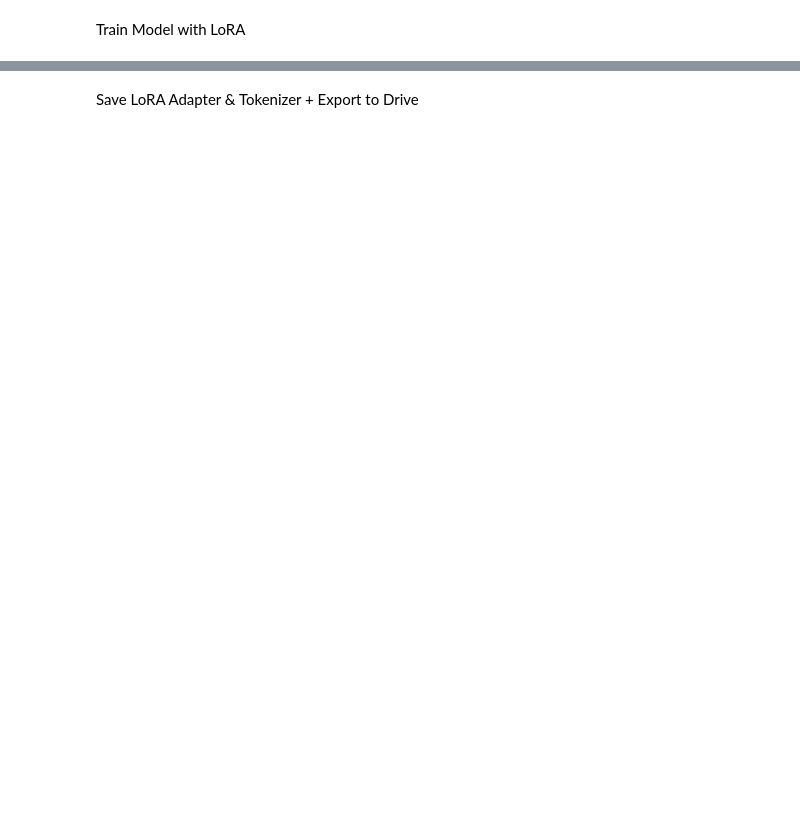
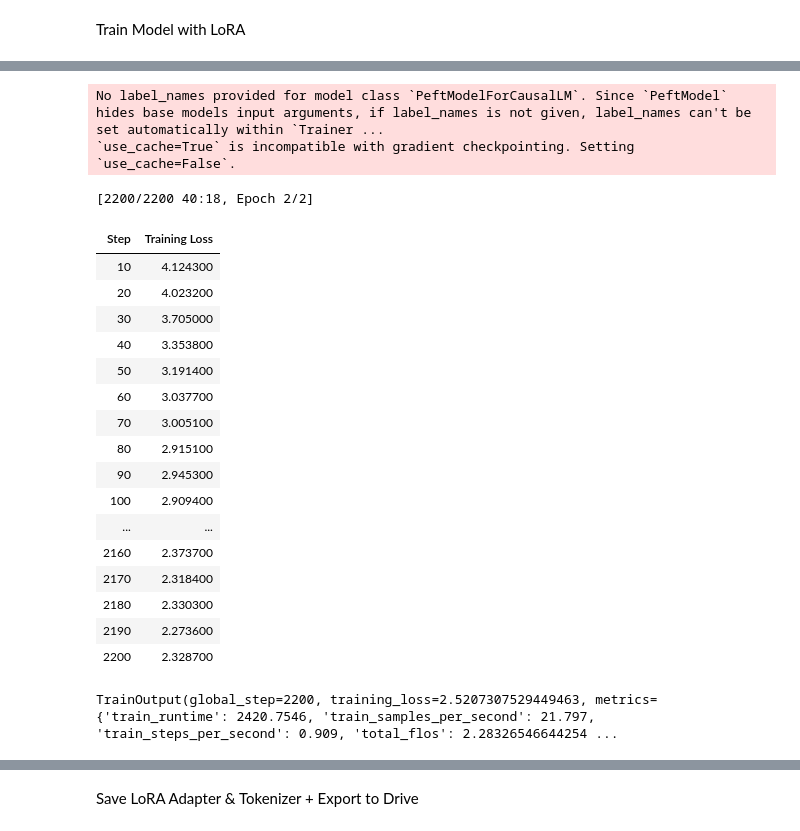
Before and after one commit to Alain-Rostomyan/WhatsApp-Trained-Bot, a Jupyter notebook: model_training/train_model.ipynb, the cells around one changed output, grey strips where cells are left out. Cells and saved outputs as stored; diff of their text form; code cells hidden in the pictures; blank space fills up the shorter version.

```diff
--- a/model_training/train_model.ipynb
+++ b/model_training/train_model.ipynb
@@ -36,0 +105,18 @@ dataset
+# %%
+import pandas as pd
+from datasets import Dataset
+
+# Use your Drive paths
+train_file = "/content/drive/MyDrive/Colab Notebooks/WhatsApp Bot/data/train_split.jsonl"
+val_file = "/content/drive/MyDrive/Colab Notebooks/WhatsApp Bot/data/val_split.jsonl"
+
+# Load using pandas
+train_df = pd.read_json(train_file, lines=True)
+val_df = pd.read_json(val_file, lines=True)
+
+# Convert to HuggingFace Dataset objects
+train_dataset = Dataset.from_pandas(train_df, preserve_index=False)
+val_dataset = Dataset.from_pandas(val_df, preserve_index=False)
+
+print(f"✅ Loaded train dataset with {len(train_dataset)} samples")
+print(f"✅ Loaded val dataset with {len(val_dataset)} samples")
@@ -85,29 +184,39 @@ Train Model with LoRA
 from transformers import TrainingArguments
 from trl import SFTTrainer
 
-steps_per_epoch = len(dataset["train"]) // (1 * 4)
+# With A100, try a higher batch size. If you OOM, halve this number.
+PER_DEVICE_BATCH_SIZE = 24  # Try 8, go up/down as VRAM allows
+
+steps_per_epoch = len(train_dataset) // (PER_DEVICE_BATCH_SIZE * 1)  # grad_accum = 1
 
 training_args = TrainingArguments(
     output_dir="gurt-mistral-lora",
-    per_device_train_batch_size=1,
-    per_device_eval_batch_size=1,
-    gradient_accumulation_steps=4,
+    per_device_train_batch_size=PER_DEVICE_BATCH_SIZE,
+    per_device_eval_batch_size=PER_DEVICE_BATCH_SIZE,
+    gradient_accumulation_steps=1,
     num_train_epochs=2,
     logging_steps=10,
     eval_steps=steps_per_epoch,
     save_strategy="epoch",
     learning_rate=2e-4,
-    fp16=True,
-    report_to="none"
+    bf16=True,
+    dataloader_num_workers=2,
+    report_to="none",
+    lr_scheduler_type="cosine",
+    warmup_ratio=0.05,
 )
+
 
 trainer = SFTTrainer(
     model=model,
     tokenizer=tokenizer,
-    train_dataset=dataset["train"],
-    eval_dataset=dataset["test"],
-    dataset_text_field="instruction",  # <-- updated field
-    args=training_args
+    train_dataset=train_dataset,
+    eval_dataset=val_dataset,
+    dataset_text_field="instruction",
+    args=training_args,
+    max_seq_length=2048
 )
 
+
 trainer.train()
+# %% [output]
@@ -113,0 +225,21 @@ trainer.train()
+No label_names provided for model class `PeftModelForCausalLM`. Since `PeftModel` hides base models input arguments, if label_names is not given, label_names can't be set automatically within `Trainer ...
+`use_cache=True` is incompatible with gradient checkpointing. Setting `use_cache=False`.
+[2200/2200 40:18, Epoch 2/2]
+| Step | Training Loss |
+| 10 | 4.124300 |
+| 20 | 4.023200 |
+| 30 | 3.705000 |
+| 40 | 3.353800 |
+| 50 | 3.191400 |
+| 60 | 3.037700 |
+| 70 | 3.005100 |
+| 80 | 2.915100 |
+| 90 | 2.945300 |
+| 100 | 2.909400 |
+| ... | ... |
+| 2160 | 2.373700 |
+| 2170 | 2.318400 |
+| 2180 | 2.330300 |
+| 2190 | 2.273600 |
+| 2200 | 2.328700 |
+TrainOutput(global_step=2200, training_loss=2.5207307529449463, metrics={'train_runtime': 2420.7546, 'train_samples_per_second': 21.797, 'train_steps_per_second': 0.909, 'total_flos': 2.28326546644254 ...
```
Also changed, not shown: parts of 29 cells of this notebook.
